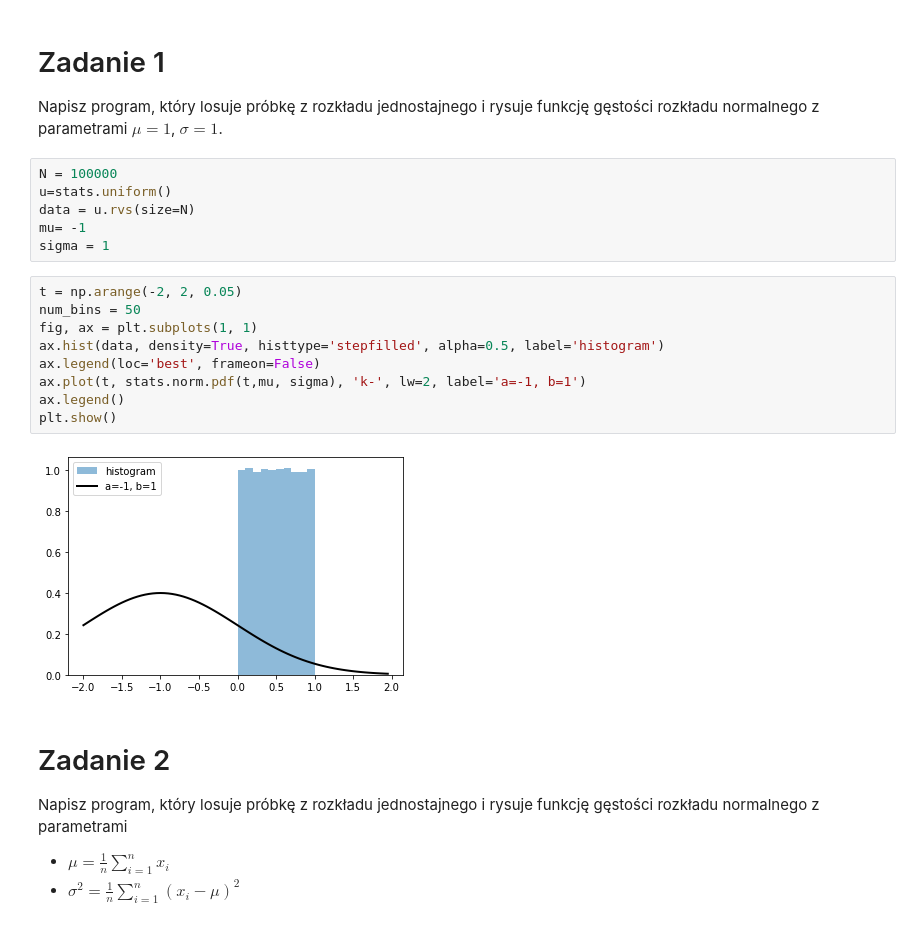
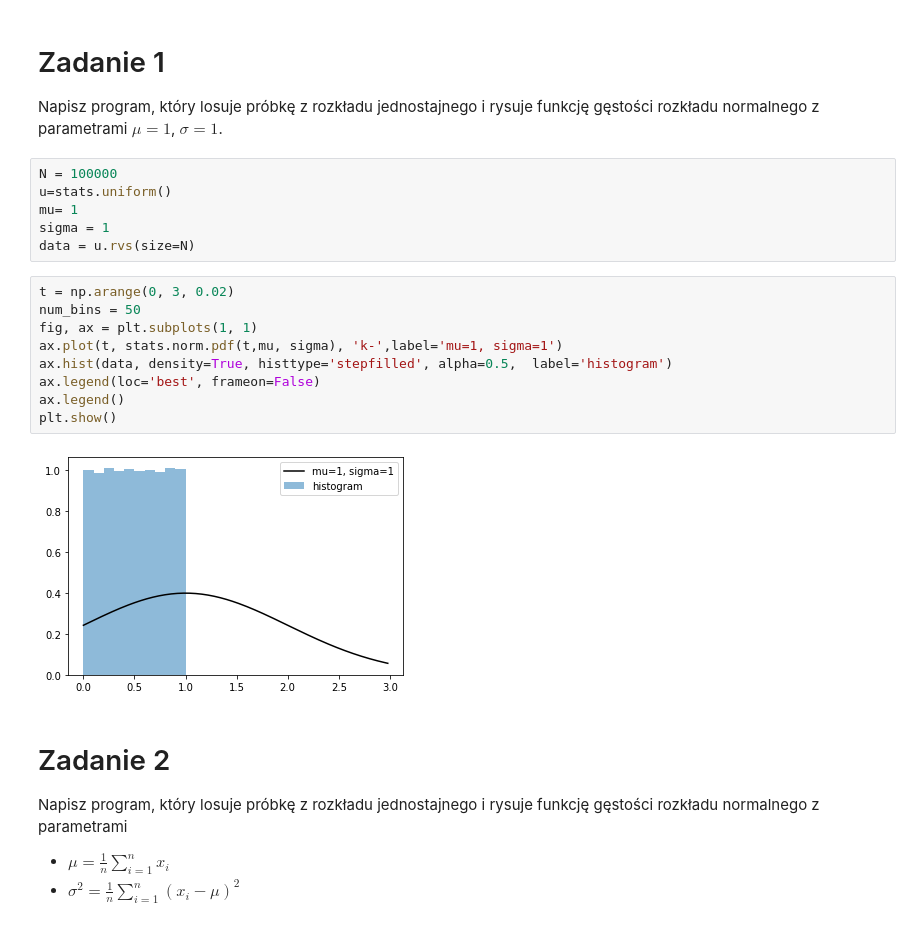
Before and after one commit to she3r/podstawy_sztucznej_inteligencji, a Jupyter notebook: Z04_B_MLE.ipynb, the cells around one changed output. Cells and saved outputs as stored; diff of their text form.

```diff
--- a/Z04_B_MLE.ipynb
+++ b/Z04_B_MLE.ipynb
@@ -12,20 +12,20 @@ Napisz program, który losuje próbkę z rozkładu jednostajnego i rysuje funkcj
 # %%
 N = 100000
 u=stats.uniform()
+mu= 1
+sigma = 1
 data = u.rvs(size=N)
-mu= -1
-sigma = 1
 # %%
-t = np.arange(-2, 2, 0.05)
+t = np.arange(0, 3, 0.02)
 num_bins = 50
 fig, ax = plt.subplots(1, 1)
-ax.hist(data, density=True, histtype='stepfilled', alpha=0.5, label='histogram')
+ax.plot(t, stats.norm.pdf(t,mu, sigma), 'k-',label='mu=1, sigma=1')
+ax.hist(data, density=True, histtype='stepfilled', alpha=0.5,  label='histogram')
 ax.legend(loc='best', frameon=False)
-ax.plot(t, stats.norm.pdf(t,mu, sigma), 'k-', lw=2, label='a=-1, b=1')
 ax.legend()
 plt.show()
 # %% [output]
-[figure, old version]
+[figure, new version]
 # %% [markdown]
 # Zadanie 2
 Napisz program, który losuje próbkę z rozkładu jednostajnego i rysuje funkcję gęstości rozkładu normalnego z parametrami
```
Also changed, not shown: parts of 9 cells of this notebook, 2 other files.
